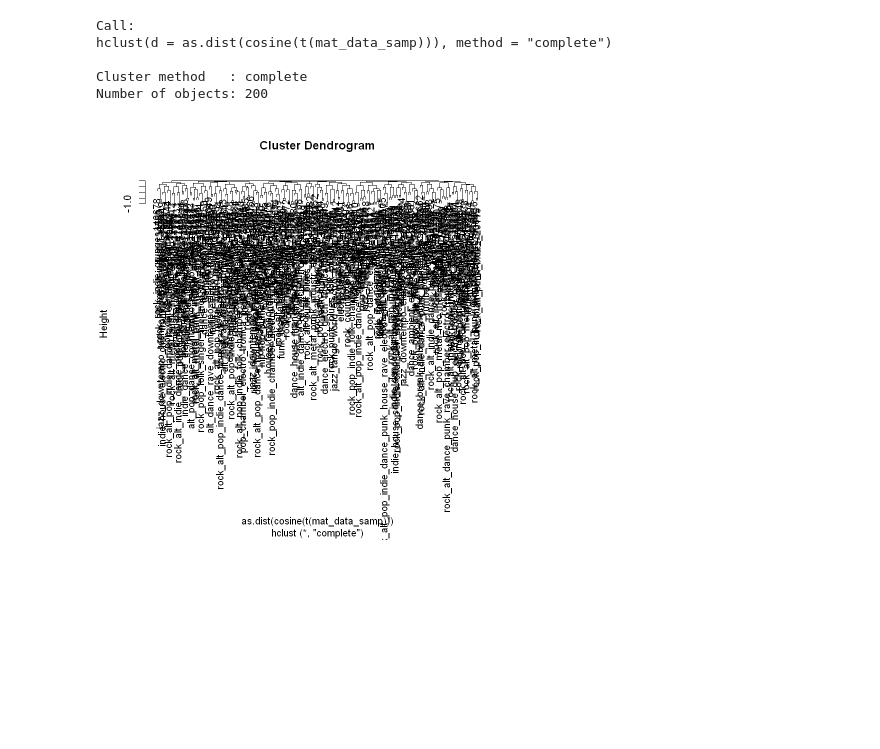
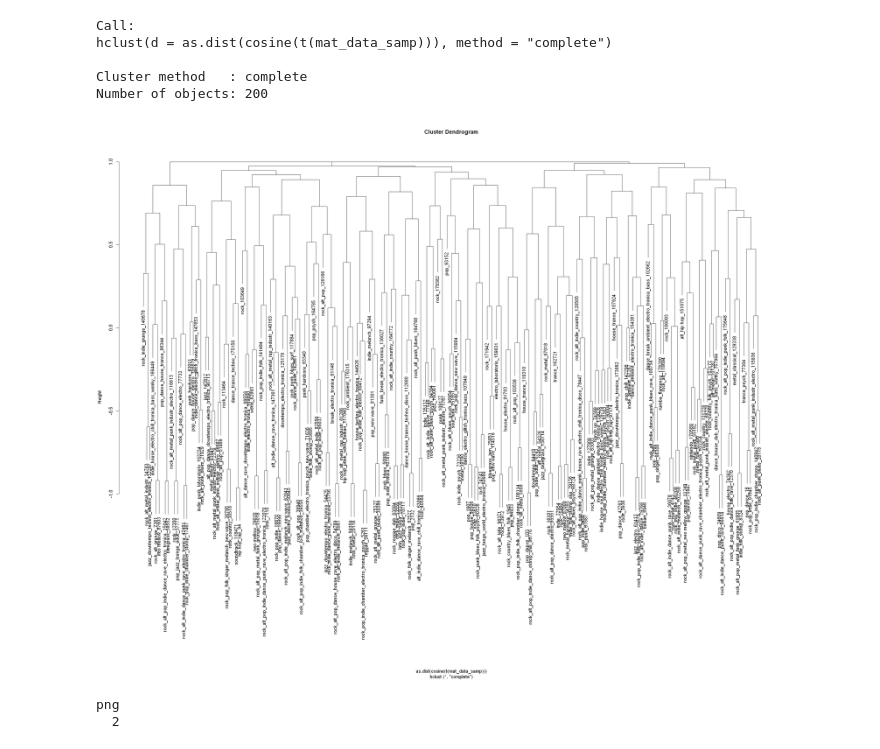
Before and after one commit to smehdizadeh/CSCI5622_Machine-Learning, a Jupyter notebook: clustering.ipynb, the cells around one changed output. Saved outputs shown, nothing was run; the diff lists cells and outputs as text; code cells hidden in the pictures; blank space fills up the shorter version.

Commit message:
plot dendrogram for hclust

```diff
--- a/clustering.ipynb
+++ b/clustering.ipynb
@@ -274,4 +270,12 @@ par(cex=0.4)
 # %%
+options(repr.plot.width=25, repr.plot.height=20)
 plot(hc.out_data)
 # %% [output]
-[figure, old version]
+[figure, new version]
+# %%
+png("FIGURES/hclust.png", width=25, height=20, units="in", res=300)
+plot(hc.out_data)
+dev.off()
+# %% [output]
+png
+  2
```
Also changed, not shown: parts of 22 cells of this notebook.
